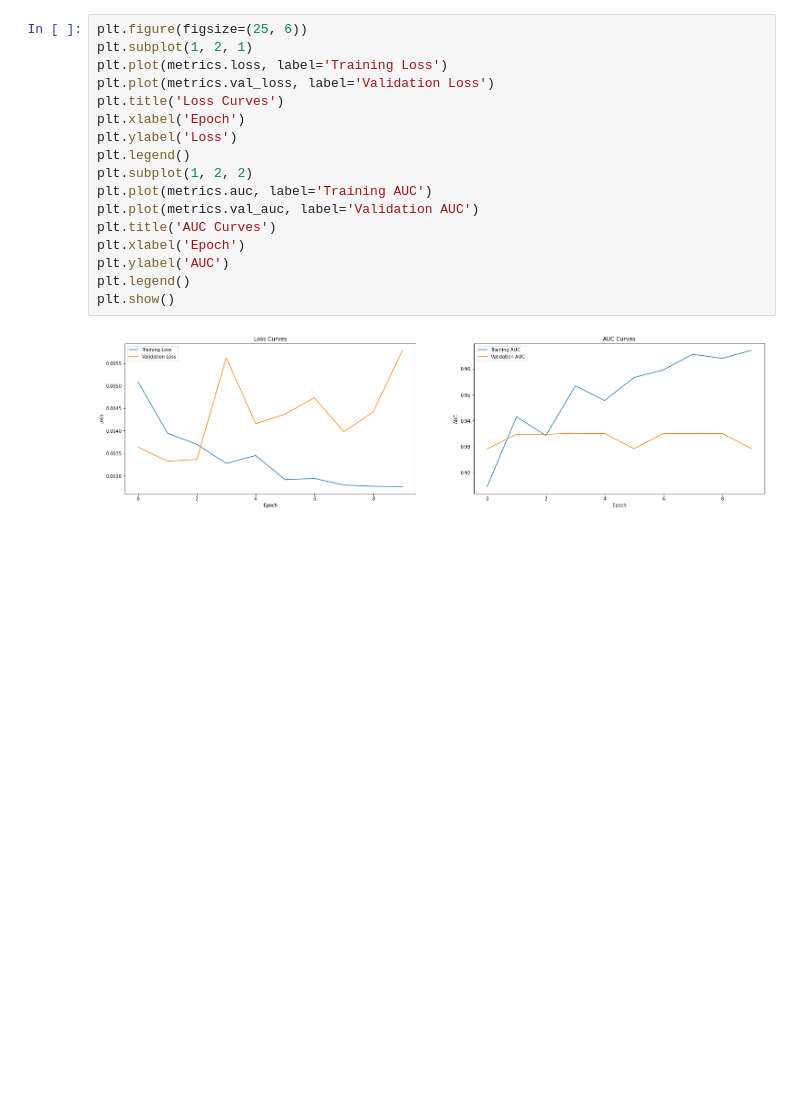
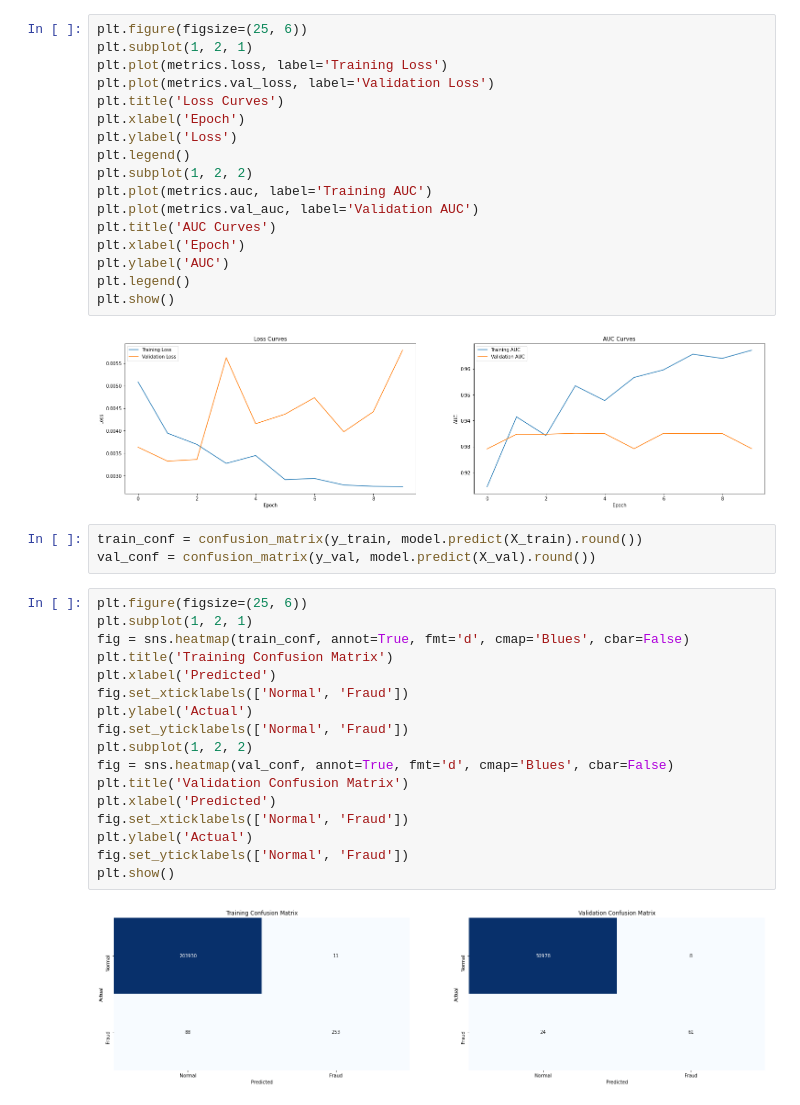
Before and after one commit to Penzragon/Credit-Card-Fraud-Detection, a Jupyter notebook: script.ipynb, the cells around one changed output. Cells and saved outputs as stored; diff of their text form; blank space fills up the shorter version.

Commit message:
Add confusion matrix

```diff
--- a/script.ipynb
+++ b/script.ipynb
@@ -318,3 +321,25 @@ plt.legend()
 plt.show()
 # %% [output]
 [figure]
+# %%
+train_conf = confusion_matrix(y_train, model.predict(X_train).round())
+val_conf = confusion_matrix(y_val, model.predict(X_val).round())
+# %%
+plt.figure(figsize=(25, 6))
+plt.subplot(1, 2, 1)
+fig = sns.heatmap(train_conf, annot=True, fmt='d', cmap='Blues', cbar=False)
+plt.title('Training Confusion Matrix')
+plt.xlabel('Predicted')
+fig.set_xticklabels(['Normal', 'Fraud'])
+plt.ylabel('Actual')
+fig.set_yticklabels(['Normal', 'Fraud'])
+plt.subplot(1, 2, 2)
+fig = sns.heatmap(val_conf, annot=True, fmt='d', cmap='Blues', cbar=False)
+plt.title('Validation Confusion Matrix')
+plt.xlabel('Predicted')
+fig.set_xticklabels(['Normal', 'Fraud'])
+plt.ylabel('Actual')
+fig.set_yticklabels(['Normal', 'Fraud'])
+plt.show()
+# %% [output]
+[figure, added]
```
Also changed, not shown: parts of 2 cells of this notebook.
